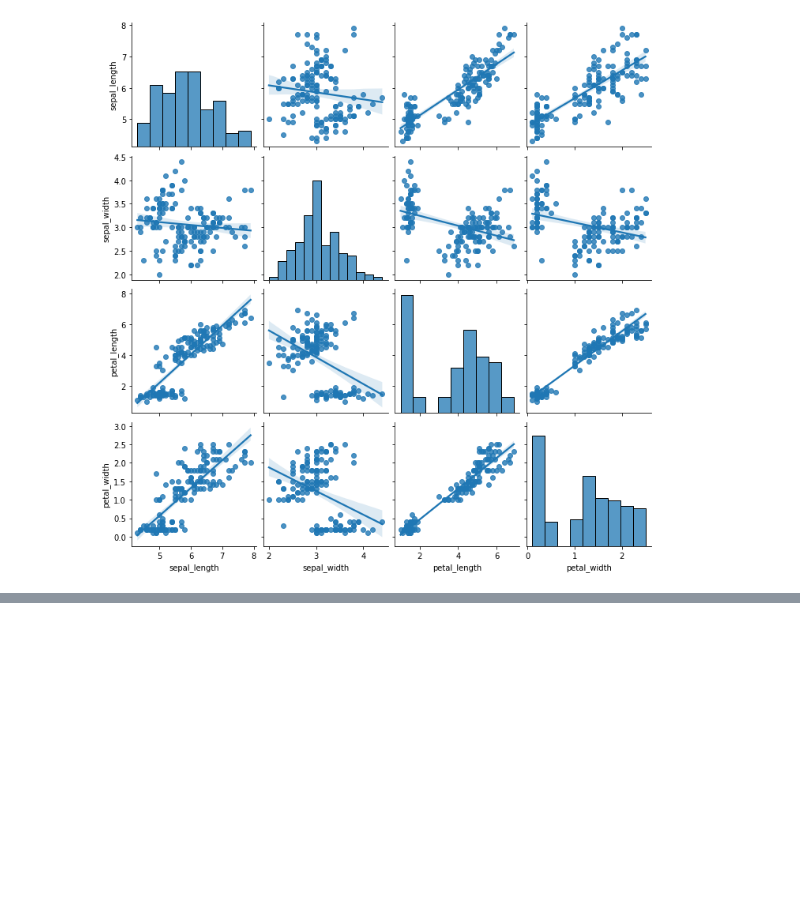
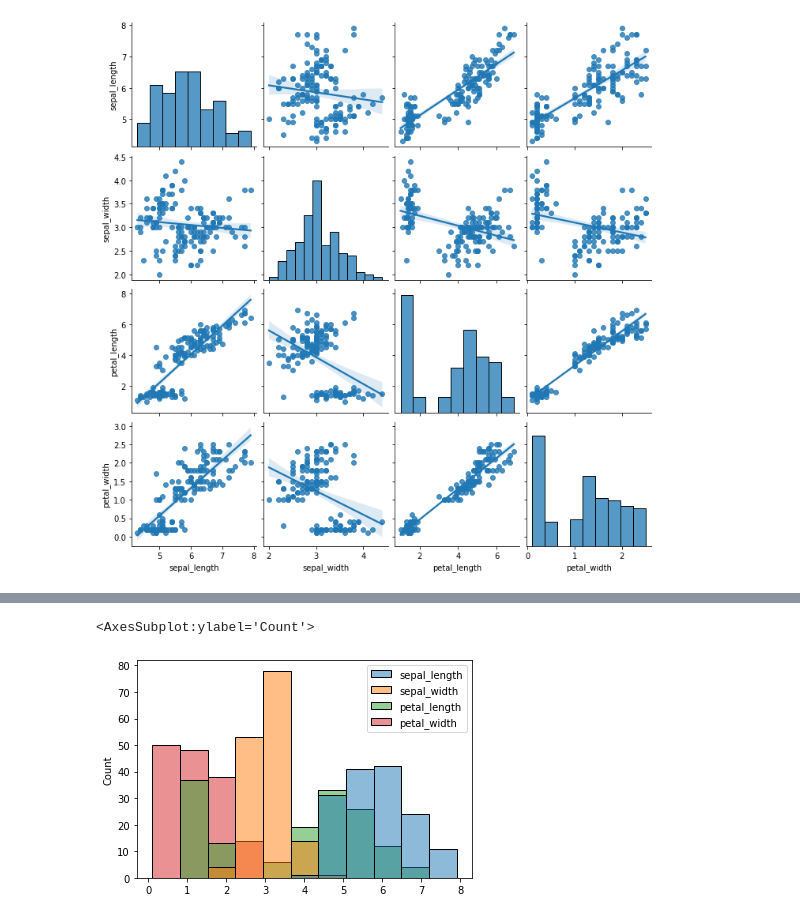
Before and after one commit to Athira612/DS-LAB, a Jupyter notebook: cycle3/CYCLE3.ipynb, the cells around one changed output, grey strips where cells are left out. Saved outputs shown, nothing was run; the diff lists cells and outputs as text; code cells hidden in the pictures; blank space fills up the shorter version.

```diff
--- a/cycle3/CYCLE3.ipynb
+++ b/cycle3/CYCLE3.ipynb
@@ -87,0 +94,5 @@ sns.pairplot(iris,kind="reg")
+# %%
+sns.histplot(iris)
+# %% [output]
+<AxesSubplot:ylabel='Count'>
+[figure, added]
```
Also changed, not shown: parts of 4 cells of this notebook.
